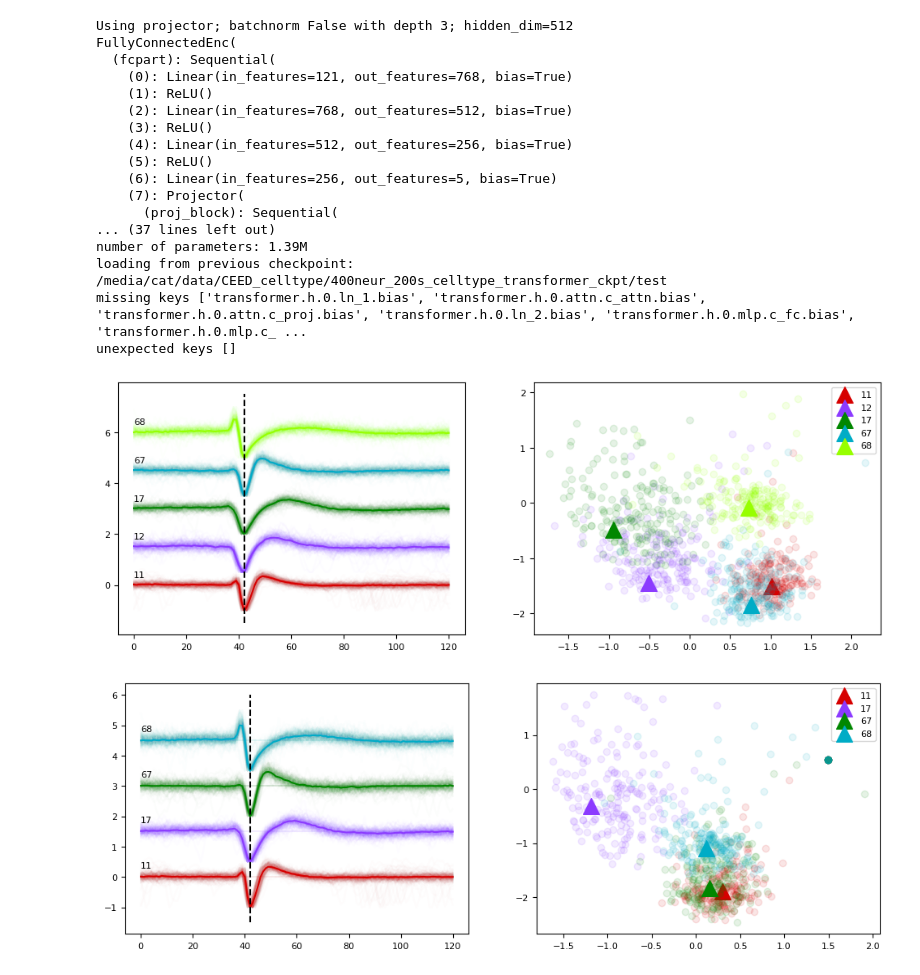
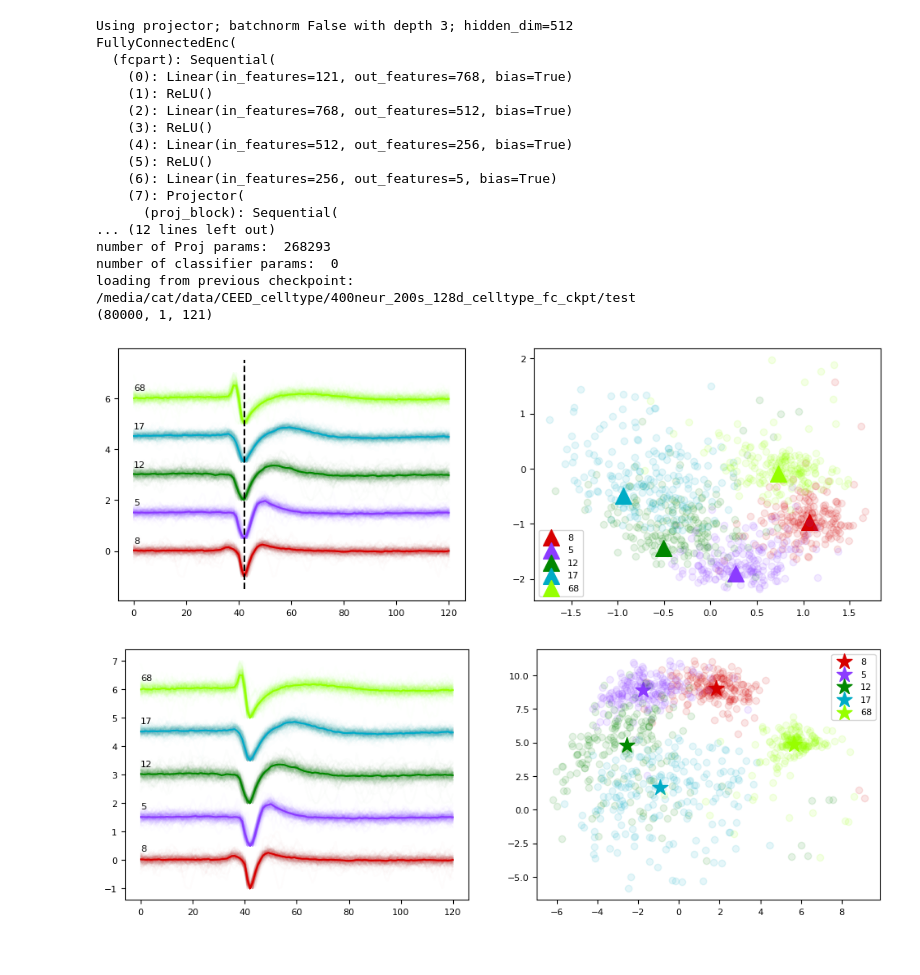
Before and after one commit to ankitvishnu23/CEED, a Jupyter notebook: notebooks/02_data_transformation.ipynb, the cells around one changed output. Cells and saved outputs as stored; diff of their text form; code cells hidden in the pictures.

```diff
--- a/notebooks/02_data_transformation.ipynb
+++ b/notebooks/02_data_transformation.ipynb
@@ -28,11 +28,6 @@ gpt_celltype_ckpt_dir = '/media/cat/data/CEED_celltype/400neur_200s_celltype_tra
 fc_celltype_ceed_5d = CEED(num_extra_chans=0, out_dim=5, proj_dim=5)
 fc_celltype_ceed_5d.load(fc_celltype_ckpt_dir)
 fc_transformed_inference_data, fc_inference_labels = fc_celltype_ceed_5d.load_and_transform(celltype_test_data, use_chan_pos=False, file_split='test')
-
-
-gpt_celltype_ceed_5d = CEED(num_extra_chans=0, out_dim=128, proj_dim=5, model_arch='gpt', gpu=None)
-gpt_celltype_ceed_5d.load(gpt_celltype_ckpt_dir)
-# gpt_transformed_inference_data, fc_inference_labels = gpt_celltype_ceed_5d.load_and_transform(celltype_test_data, use_chan_pos=False, file_split='test', device='cpu')
 # %% [output]
 Using projector; batchnorm False with depth 3; hidden_dim=512
 FullyConnectedEnc(
@@ -46,11 +41,11 @@ FullyConnectedEnc(
     (6): Linear(in_features=256, out_features=5, bias=True)
     (7): Projector(
       (proj_block): Sequential(
-... (37 lines left out)
-number of parameters: 1.39M
-loading from previous checkpoint:  /media/cat/data/CEED_celltype/400neur_200s_celltype_transformer_ckpt/test
-missing keys ['transformer.h.0.ln_1.bias', 'transformer.h.0.attn.c_attn.bias', 'transformer.h.0.attn.c_proj.bias', 'transformer.h.0.ln_2.bias', 'transformer.h.0.mlp.c_fc.bias', 'transformer.h.0.mlp.c_ ...
-unexpected keys []
+... (12 lines left out)
+number of Proj params:  268293
+number of classifier params:  0
+loading from previous checkpoint:  /media/cat/data/CEED_celltype/400neur_200s_128d_celltype_fc_ckpt/test
+(80000, 1, 121)
 # %%
 #remove all zero spikes from dataset :(
 vertical_offset = 0
@@ -77,12 +71,12 @@ fc_umap_ceed_emb = learn_manifold_umap(fc_pca_ceed_emb_nonzero, umap_dim=2)
 # %%
+embeddings = fc_pca_ceed_emb
+
 fig, axes = plt.subplots(1,2, figsize=(12,4))
-unit_ids = [11,12, 17, 67, 68]#, 45, 4, 5, 3, 22, 223]
-# unit_ids = [211, 111, 121, 343]
-# unit_ids = [11, 212, 331, 154, 198]
+unit_ids = [8,5,12,17,68]
 colors = cc.glasbey[:len(unit_ids)]
 vertical_offset = 0
 for i, unit_id in enumerate(unit_ids):
-    unit_ceed_emb = fc_pca_ceed_emb[labels_nonzero==unit_id]
+    unit_ceed_emb = embeddings[labels_nonzero==unit_id]
     unit_spikes = spikes_nonzero[labels_nonzero==unit_id]
     template = np.median(unit_spikes,0)
     template_emb = fc_celltype_ceed_5d.transform(torch.from_numpy(template).float()[None,None,:])
@@ -92,35 +86,31 @@ for i, unit_id in enumerate(unit_ids):
     axes[0].annotate(str(unit_id), xy=(0,vertical_offset+.3))
     vertical_offset += 1.5
     axes[1].scatter(unit_ceed_emb[:,0], unit_ceed_emb[:,1], color=colors[i], alpha=.1)
-    # axes[1].scatter(np.median(unit_ceed_emb,0)[0], np.median(unit_ceed_emb,0)[1], color=colors[i], alpha=1,marker='*', s=200, label=str(unit_id))
     axes[1].scatter(pc_template_emb[0], pc_template_emb[1], color=colors[i], alpha=1,marker="^", s=200, label=str(unit_id))
-    # axes[2].scatter(pc_template_emb[0], pc_template_emb[1], pc_template_emb[2], color=colors[i], alpha=.1)
 axes[0].vlines([42], ymax=vertical_offset, ymin= -1.5, ls='--', color='black')
 plt.legend();
 # %% [output]
-[figure, old version]
+[figure, new version]
 # %%
+embeddings = fc_umap_ceed_emb
+
 fig, axes = plt.subplots(1,2, figsize=(12,4))
-unit_ids = [11, 17, 67, 68]#, 45, 4, 5, 3, 22, 223]
-# unit_ids = [211, 111, 121, 343]
-# unit_ids = [11, 212, 331, 154, 198]
+unit_ids = [8,5,12,17,68]
 colors = cc.glasbey[:len(unit_ids)]
 vertical_offset = 0
 for i, unit_id in enumerate(unit_ids):
-    unit_ceed_emb = fc_pca_ceed_emb[labels_nonzero==unit_id]
+    unit_ceed_emb = embeddings[labels_nonzero==unit_id]
     unit_spikes = spikes_nonzero[labels_nonzero==unit_id]
     template = np.median(unit_spikes,0)
     template_emb = fc_celltype_ceed_5d.transform(torch.from_numpy(template).float()[None,None,:])
     pc_template_emb = fc_pca_ceed.transform(template_emb[:,None].T)[0]
     axes[0].plot(unit_spikes.T + vertical_offset, color=colors[i], alpha=.01);
     axes[0].plot(template.T + vertical_offset, color=colors[i], alpha=1);
     axes[0].annotate(str(unit_id), xy=(0,vertical_offset+.3))
     vertical_offset += 1.5
     axes[1].scatter(unit_ceed_emb[:,0], unit_ceed_emb[:,1], color=colors[i], alpha=.1)
-    # axes[1].scatter(np.median(unit_ceed_emb,0)[0], np.median(unit_ceed_emb,0)[1], color=colors[i], alpha=1,marker='*', s=200, label=str(unit_id))
-    axes[1].scatter(pc_template_emb[0], pc_template_emb[1], color=colors[i], alpha=1,marker="^", s=200, label=str(unit_id))
-    # axes[2].scatter(pc_template_emb[0], pc_template_emb[1], pc_template_emb[2], color=colors[i], alpha=.1)
-axes[0].vlines([42], ymax=vertical_offset, ymin= -1.5, ls='--', color='black')
+    #plot median of umap here because didn't do projection of template
+    axes[1].scatter(np.median(unit_ceed_emb,0)[0], np.median(unit_ceed_emb,0)[1], color=colors[i], alpha=1,marker='*', s=200, label=str(unit_id))
 plt.legend();
 # %% [output]
-[figure, old version]
+[figure, new version]
```
Also changed, not shown: parts of 8 cells of this notebook, 3 other files.
